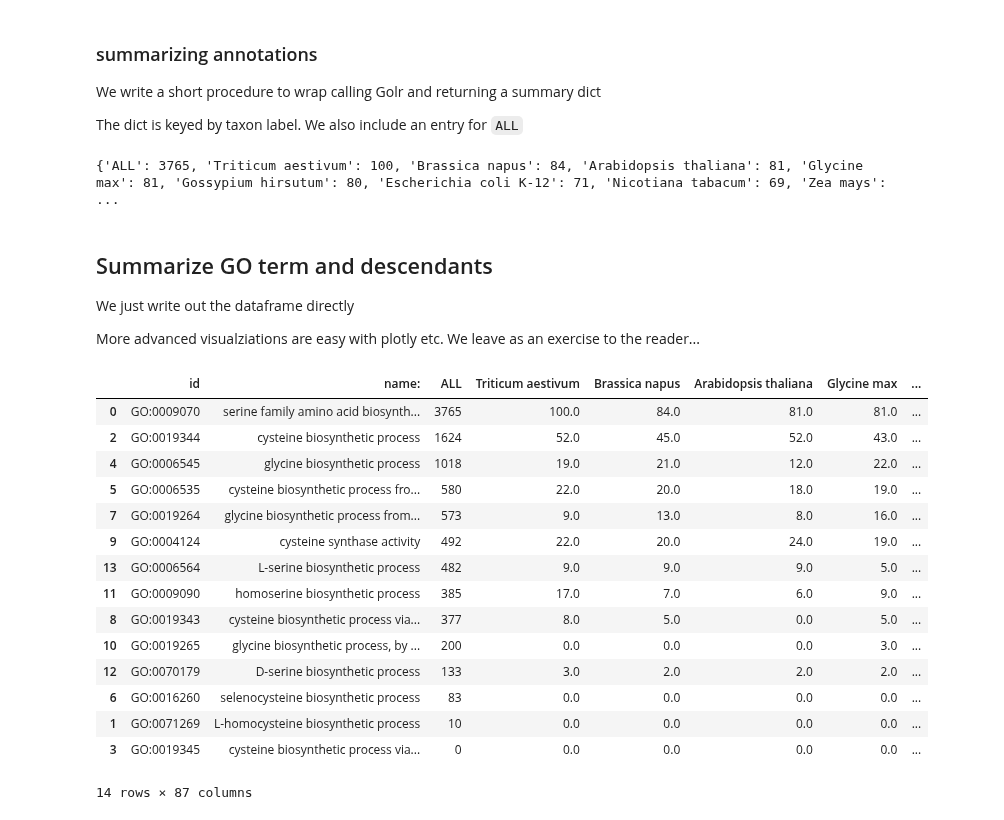
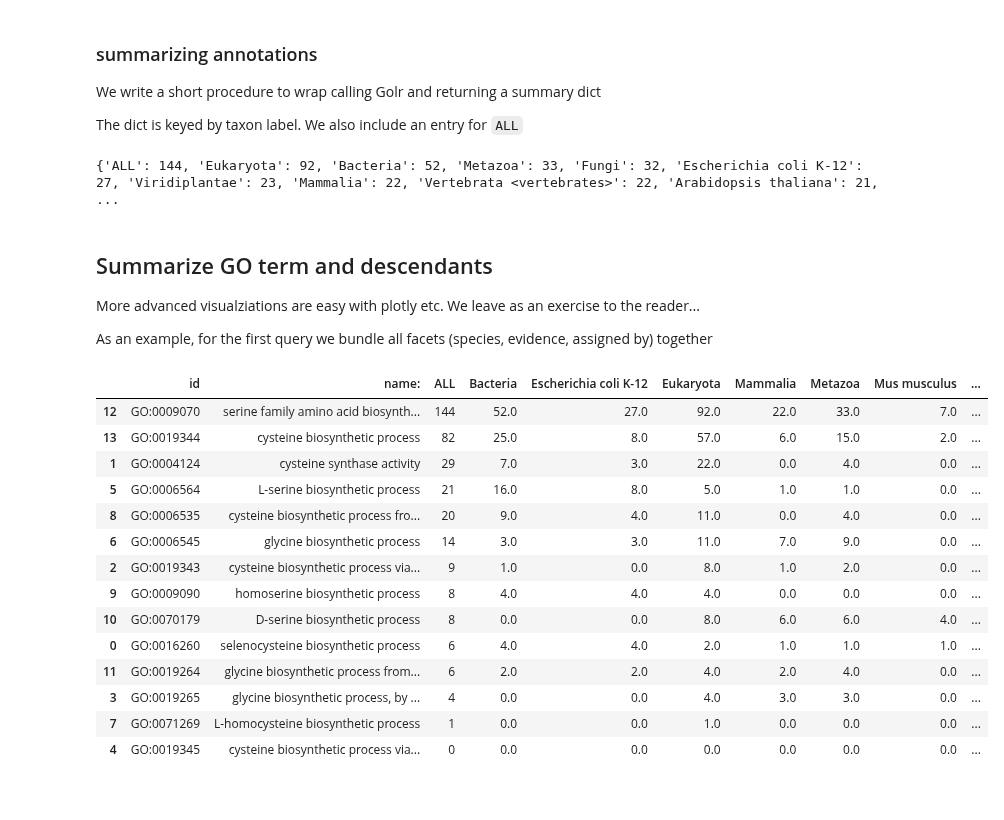
Before and after one commit to biolink/ontobio, a Jupyter notebook: notebooks/Summarize_GOTerm_Descendants.ipynb, the cells around one changed output. Cells and saved outputs as stored; diff of their text form; code cells hidden in the pictures.

```diff
--- a/notebooks/Summarize_GOTerm_Descendants.ipynb
+++ b/notebooks/Summarize_GOTerm_Descendants.ipynb
@@ -87,33 +86,40 @@ We write a short procedure to wrap calling Golr and returning a summary dict
 
 The dict is keyed by taxon label. We also include an entry for `ALL`
 # %%
-def summarize(t: str) -> dict:
+DEFAULT_FACET_FIELDS = ['taxon_subset_closure_label', 'evidence_label', 'assigned_by']
+def summarize(t: str,
+              evidence_closure='ECO:0000269', ## restrict to experimental
+              facet_fields=None) -> dict:
     """
     Summarize a term
     """
-    q = GolrAssociationQuery(object=t, rows=0, object_category='function')
+    if facet_fields == None:
+        facet_fields  = DEFAULT_FACET_FIELDS
+    q = GolrAssociationQuery(object=t, rows=0, object_category='function',
+                             fq={'evidence_closur'taxon_subset_closure_label'e_label':'experimental evidence'},
+                             facet_fields=facet_fields)
+    #params = q.solr_params()
+    #print(params)
     result = q.exec()
     fc = result['facet_counts']
-    if 'taxon_label' in fc:
-        item = {'ALL': result['numFound']}  ## make sure this is the first entry
-        for k,v in fc['taxon_label'].items():
-            item[k] = v
-        return item
-    else:
-        return {}
+    item = {'ALL': result['numFound']}  ## make sure this is the first entry
+    for ff in facet_fields:
+        if ff in fc:
+            item.update(fc[ff])
+    return item
 # %%
 print(summarize(term_id))
 # %% [output]
-{'ALL': 3765, 'Triticum aestivum': 100, 'Brassica napus': 84, 'Arabidopsis thaliana': 81, 'Glycine max': 81, 'Gossypium hirsutum': 80, 'Escherichia coli K-12': 71, 'Nicotiana tabacum': 69, 'Zea mays': ...
+{'ALL': 144, 'Eukaryota': 92, 'Bacteria': 52, 'Metazoa': 33, 'Fungi': 32, 'Escherichia coli K-12': 27, 'Viridiplantae': 23, 'Mammalia': 22, 'Vertebrata <vertebrates>': 22, 'Arabidopsis thaliana': 21,  ...
 # %%
-def summarize_set(ids) -> pd.DataFrame:
+def summarize_set(ids, facet_fields=None) -> pd.DataFrame:
     """
     Summarize a set of annotations, return a dataframe
     """
     items = []
     for id in ids:
         item = {'id': id, 'name:': ont.label(id)}
-        for k,v in summarize(id).items():
+        for k,v in summarize(id, facet_fields=facet_fields).items():
             item[k] = v
         items.append(item)
     df =  pd.DataFrame(items).fillna(0)
@@ -123,26 +129,26 @@ def summarize_set(ids) -> pd.DataFrame:
 # %% [markdown]
 ## Summarize GO term and descendants
 
-We just write out the dataframe directly
+More advanced visualziations are easy with plotly etc. We leave as an exercise to the reader...
 
-More advanced visualziations are easy with plotly etc. We leave as an exercise to the reader...
+As an example, for the first query we bundle all facets (species, evidence, assigned by) together
 # %%
+pd.options.display.max_columns = None
 df = summarize_set(descendants)
 df
 # %% [output]
-|  | id | name: | ALL | Triticum aestivum | Brassica napus | Arabidopsis thaliana | Glycine max | ... |
-| 0 | GO:0009070 | serine family amino acid biosynth... | 3765 | 100.0 | 84.0 | 81.0 | 81.0 | ... |
-| 2 | GO:0019344 | cysteine biosynthetic process | 1624 | 52.0 | 45.0 | 52.0 | 43.0 | ... |
-| 4 | GO:0006545 | glycine biosynthetic process | 1018 | 19.0 | 21.0 | 12.0 | 22.0 | ... |
-| 5 | GO:0006535 | cysteine biosynthetic process fro... | 580 | 22.0 | 20.0 | 18.0 | 19.0 | ... |
-| 7 | GO:0019264 | glycine biosynthetic process from... | 573 | 9.0 | 13.0 | 8.0 | 16.0 | ... |
-| 9 | GO:0004124 | cysteine synthase activity | 492 | 22.0 | 20.0 | 24.0 | 19.0 | ... |
-| 13 | GO:0006564 | L-serine biosynthetic process | 482 | 9.0 | 9.0 | 9.0 | 5.0 | ... |
-| 11 | GO:0009090 | homoserine biosynthetic process | 385 | 17.0 | 7.0 | 6.0 | 9.0 | ... |
-| 8 | GO:0019343 | cysteine biosynthetic process via... | 377 | 8.0 | 5.0 | 0.0 | 5.0 | ... |
-| 10 | GO:0019265 | glycine biosynthetic process, by ... | 200 | 0.0 | 0.0 | 0.0 | 3.0 | ... |
-| 12 | GO:0070179 | D-serine biosynthetic process | 133 | 3.0 | 2.0 | 2.0 | 2.0 | ... |
-| 6 | GO:0016260 | selenocysteine biosynthetic process | 83 | 0.0 | 0.0 | 0.0 | 0.0 | ... |
-| 1 | GO:0071269 | L-homocysteine biosynthetic process | 10 | 0.0 | 0.0 | 0.0 | 0.0 | ... |
-| 3 | GO:0019345 | cysteine biosynthetic process via... | 0 | 0.0 | 0.0 | 0.0 | 0.0 | ... |
+|  | id | name: | ALL | Bacteria | Escherichia coli K-12 | Eukaryota | Mammalia | Metazoa | Mus musculus | ... |
+| 12 | GO:0009070 | serine family amino acid biosynth... | 144 | 52.0 | 27.0 | 92.0 | 22.0 | 33.0 | 7.0 | ... |
+| 13 | GO:0019344 | cysteine biosynthetic process | 82 | 25.0 | 8.0 | 57.0 | 6.0 | 15.0 | 2.0 | ... |
+| 1 | GO:0004124 | cysteine synthase activity | 29 | 7.0 | 3.0 | 22.0 | 0.0 | 4.0 | 0.0 | ... |
+| 5 | GO:0006564 | L-serine biosynthetic process | 21 | 16.0 | 8.0 | 5.0 | 1.0 | 1.0 | 0.0 | ... |
+| 8 | GO:0006535 | cysteine biosynthetic process fro... | 20 | 9.0 | 4.0 | 11.0 | 0.0 | 4.0 | 0.0 | ... |
+| 6 | GO:0006545 | glycine biosynthetic process | 14 | 3.0 | 3.0 | 11.0 | 7.0 | 9.0 | 0.0 | ... |
+| 2 | GO:0019343 | cysteine biosynthetic process via... | 9 | 1.0 | 0.0 | 8.0 | 1.0 | 2.0 | 0.0 | ... |
+| 9 | GO:0009090 | homoserine biosynthetic process | 8 | 4.0 | 4.0 | 4.0 | 0.0 | 0.0 | 0.0 | ... |
+| 10 | GO:0070179 | D-serine biosynthetic process | 8 | 0.0 | 0.0 | 8.0 | 6.0 | 6.0 | 4.0 | ... |
+| 0 | GO:0016260 | selenocysteine biosynthetic process | 6 | 4.0 | 4.0 | 2.0 | 1.0 | 1.0 | 1.0 | ... |
+| 11 | GO:0019264 | glycine biosynthetic process from... | 6 | 2.0 | 2.0 | 4.0 | 2.0 | 4.0 | 0.0 | ... |
+| 3 | GO:0019265 | glycine biosynthetic process, by ... | 4 | 0.0 | 0.0 | 4.0 | 3.0 | 3.0 | 0.0 | ... |
+| 7 | GO:0071269 | L-homocysteine biosynthetic process | 1 | 0.0 | 0.0 | 1.0 | 0.0 | 0.0 | 0.0 | ... |
+| 4 | GO:0019345 | cysteine biosynthetic process via... | 0 | 0.0 | 0.0 | 0.0 | 0.0 | 0.0 | 0.0 | ... |
-14 rows × 87 columns
```
Also changed, not shown: parts of 6 cells of this notebook.
